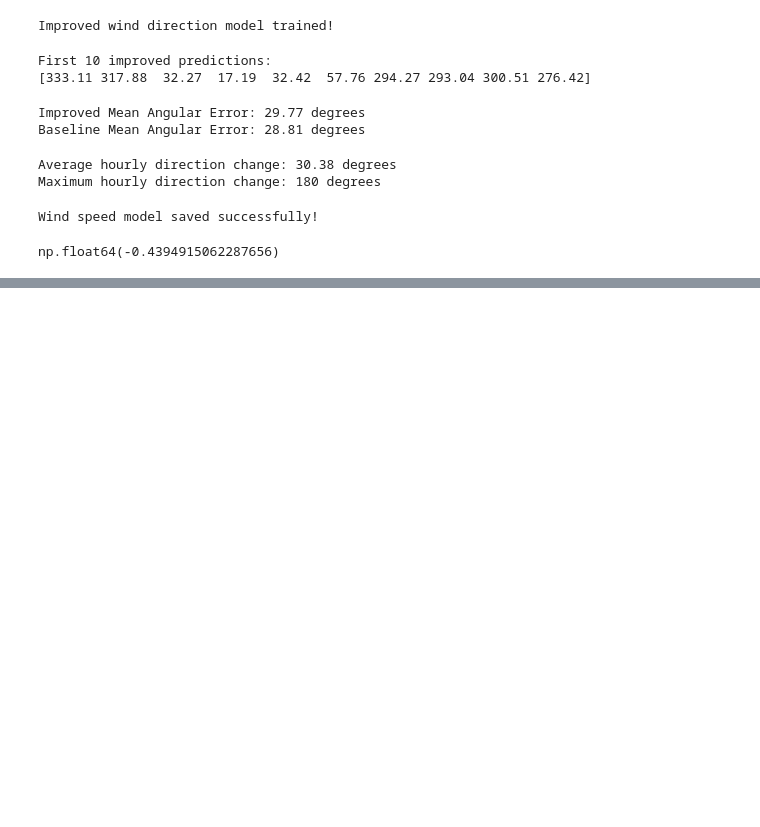
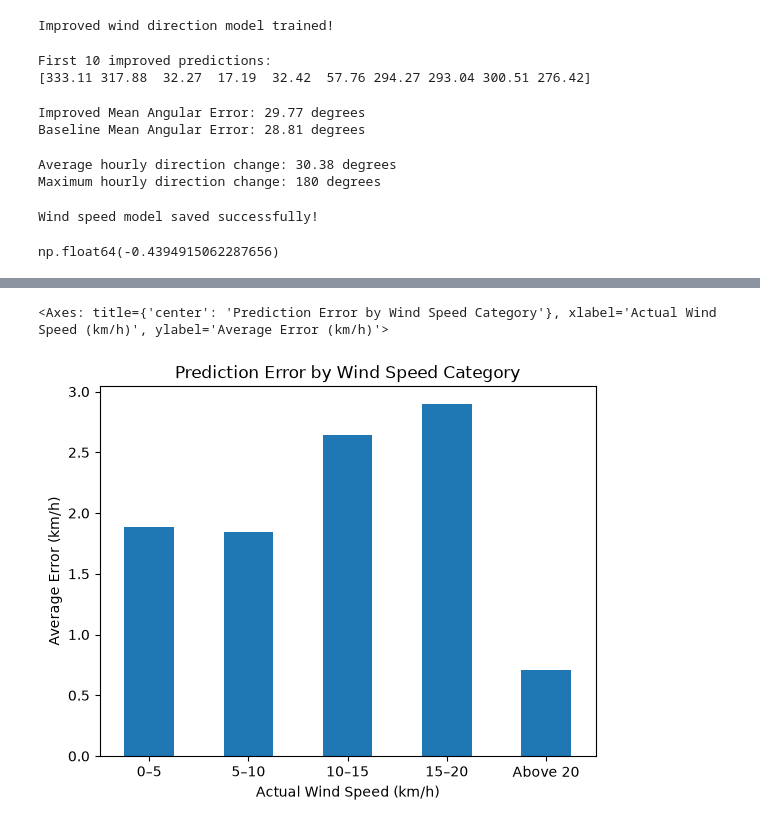
Before and after one commit to fida-fei/breezy, a Jupyter notebook: notebooks/01_wind_data_exploration.ipynb, the cells around one changed output, grey strips where cells are left out. Drawn from its saved outputs; the diff is of its cells as text; code cells hidden in the pictures; blank space fills up the shorter version.

Commit message:
Analyze prediction errors during wind speed changes

```diff
--- a/notebooks/01_wind_data_exploration.ipynb
+++ b/notebooks/01_wind_data_exploration.ipynb
@@ -1175,3 +1175,19 @@ evaluation["Difference"] = (
 evaluation["Difference"].mean()
 # %% [output]
 np.float64(-0.4394915062287656)
+# %%
+evaluation["Wind Category"] = pd.cut(
+    evaluation["Actual"],
+    bins=[-1, 5, 10, 15, 20, float("inf")],
+    labels=["0–5", "5–10", "10–15", "15–20", "Above 20"]
+)
+
+category_errors = evaluation.groupby(
+    "Wind Category",
+    observed=False
+).agg(
+    Count=("Error", "count"),
+    Average_Error=("Error", "mean")
+)
+
+category_errors.round(2)
@@ -1177,0 +1202,11 @@ np.float64(-0.4394915062287656)
+# %%
+category_errors["Average_Error"].plot(
+    kind="bar",
+    title="Prediction Error by Wind Speed Category",
+    ylabel="Average Error (km/h)",
+    xlabel="Actual Wind Speed (km/h)",
+    rot=0
+)
+# %% [output]
+<Axes: title={'center': 'Prediction Error by Wind Speed Category'}, xlabel='Actual Wind Speed (km/h)', ylabel='Average Error (km/h)'>
+[figure, added]
```
Also changed, not shown: parts of 4 cells of this notebook.
